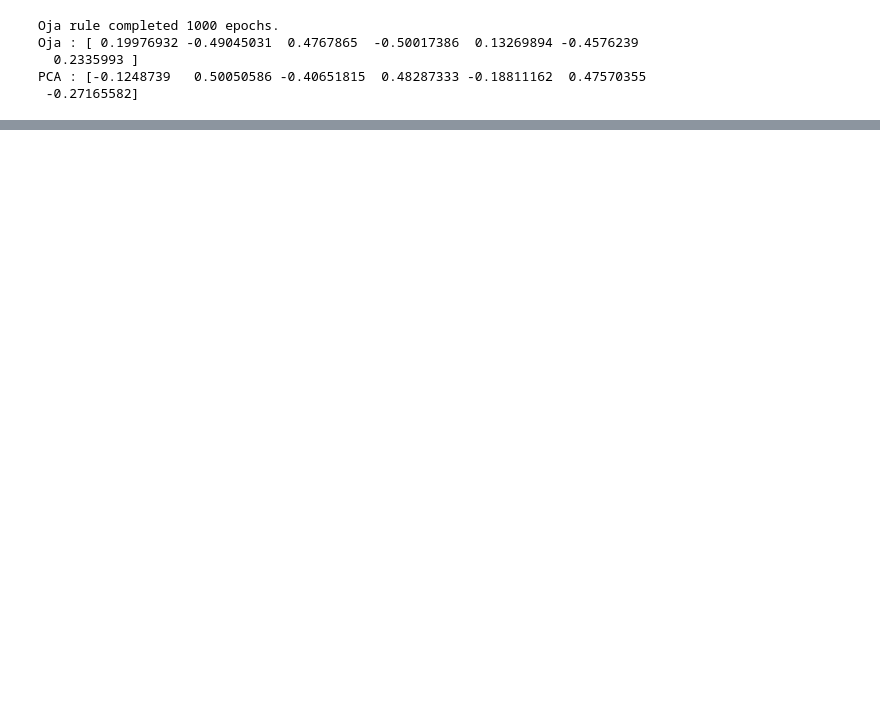
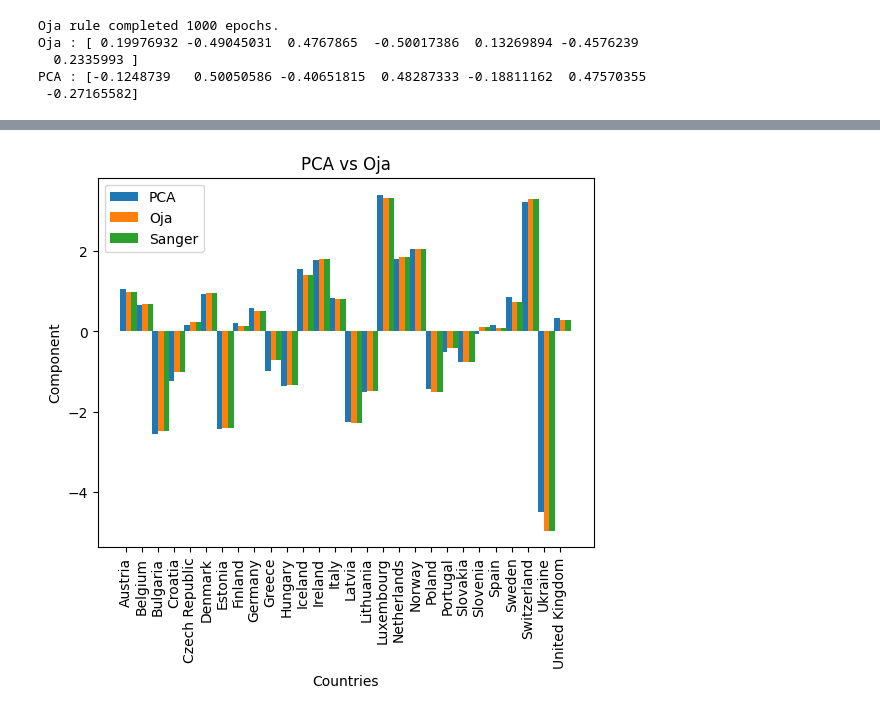
Before and after one commit to cijjas/sia, a Jupyter notebook: tp4/src/ej1.2_pcs_vs_oja.ipynb, the cells around one changed output, grey strips where cells are left out. Saved outputs shown, nothing was run; the diff lists cells and outputs as text; code cells hidden in the pictures; blank space fills up the shorter version.

Commit message:
Fix: pca_vs_oja_vs_sanger

```diff
--- a/tp4/src/ej1.2_pcs_vs_oja.ipynb
+++ b/tp4/src/ej1.2_pcs_vs_oja.ipynb
@@ -112,0 +114,94 @@ Norm of the difference between Sanger and PCA components:
+# %%
+import numpy as np
+import matplotlib.pyplot as plt
+
+
+# Plot the results of PCA vs Oja in a vertical bar plot
+# We are going to plot the first component of PCA and Oja
+# We are using one vertical bar per country
+# Each bar will have two colors, one for PCA and one for Oja
+
+# Get the first component of PCA
+components_pca = pca_model.transform(data)
+pca_component = components_pca[:, 0]
+
+# gotta get the first component of Oja. I have the weights, but I need to multiply them by the data
+oja_component = np.dot(data.values, oja_weights)
+
+# get first component of Sanger
+sanger_component = np.dot(data.values, sanger_weights[0])
+
+# make the oja and pca components have the same sign
+if np.corrcoef(pca_component, oja_component)[0, 1] < 0:
+    oja_component = -oja_component
+
+# make the sanger and pca components have the same sign
+if np.corrcoef(pca_component, sanger_component)[0, 1] < 0:
+    sanger_component = -sanger_component
+
+# Get the countries
+countries = full_data["Country"]
+
+# Create the figure
+fig, ax = plt.subplots()
+
+# Create the index
+index = np.arange(len(countries))
+
+# Create the width of the bars
+bar_width = 0.35
+
+# Create the bars
+pca_bars = ax.bar(index, pca_component, bar_width, label="PCA")
+oja_bars = ax.bar(index + bar_width, oja_component, bar_width, label="Oja")
+sanger_bars = ax.bar(index + 2*bar_width, sanger_component, bar_width, label="Sanger")
+
+# Set the labels
+ax.set_xlabel('Countries')
+ax.set_ylabel('Component')
+ax.set_title('PCA vs Oja')
+ax.set_xticks(index + bar_width / 2)
+ax.set_xticklabels(countries, rotation=90)
+ax.legend()
+
+# Show the plot
+plt.show()
+
+
+# Plot the results of PCA loadings vs Oja weights
+# We are using a horizontal bar plot to compare the loadings of PCA and the weights of Oja
+
+# Get the loadings of PCA
+loadings_pca = pca_model.components_[0]
+
+# Create the index
+index = np.arange(len(loadings_pca))
+
+# Create the figure
+fig, ax = plt.subplots()
+
+# make the oja weights have the same sign as the pca loadings
+if np.corrcoef(loadings_pca, oja_weights)[0, 1] < 0:
+    oja_weights = -oja_weights
+
+# make the sanger weights have the same sign as the pca loadings
+if np.corrcoef(loadings_pca, sanger_weights[0])[0, 1] < 0:
+    sanger_weights = -sanger_weights
+
+# Create the bars
+pca_bars = ax.barh(index, loadings_pca, bar_width, label="PCA")
+oja_bars = ax.barh(index + bar_width, oja_weights, bar_width, label="Oja")
+sanger_bars = ax.barh(index + 2*bar_width, sanger_weights[0], bar_width, label="Sanger")
+
+# Set the labels
+ax.set_xlabel('Component')
+ax.set_ylabel('Features')
+ax.set_title('PCA Loadings vs Oja Weights')
+ax.set_yticks(index + bar_width / 2)
+ax.set_yticklabels(full_data.columns[1:], rotation=0)
+ax.legend()
+
+# Show the plot
+plt.show()
+# %% [output]
+[figure, added]
```
Also changed, not shown: parts of 5 cells of this notebook, 1 other file.
